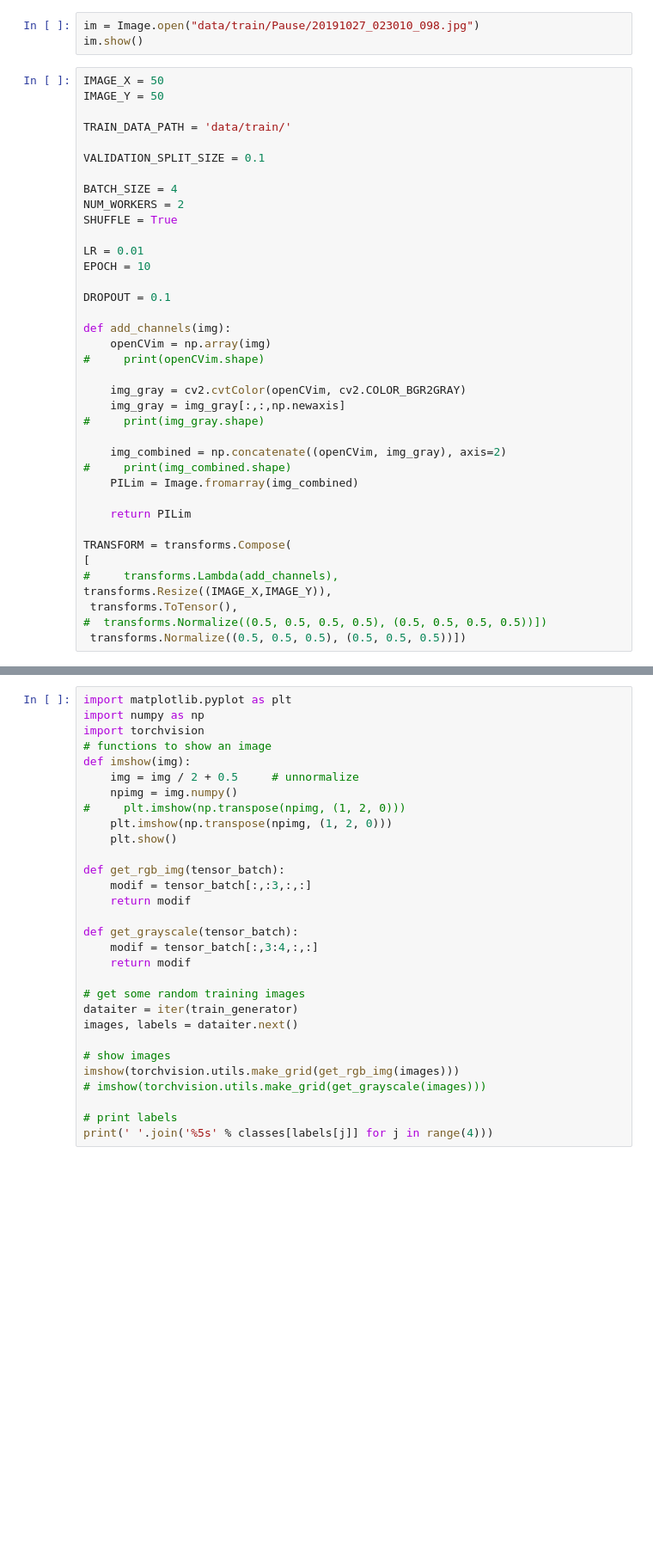
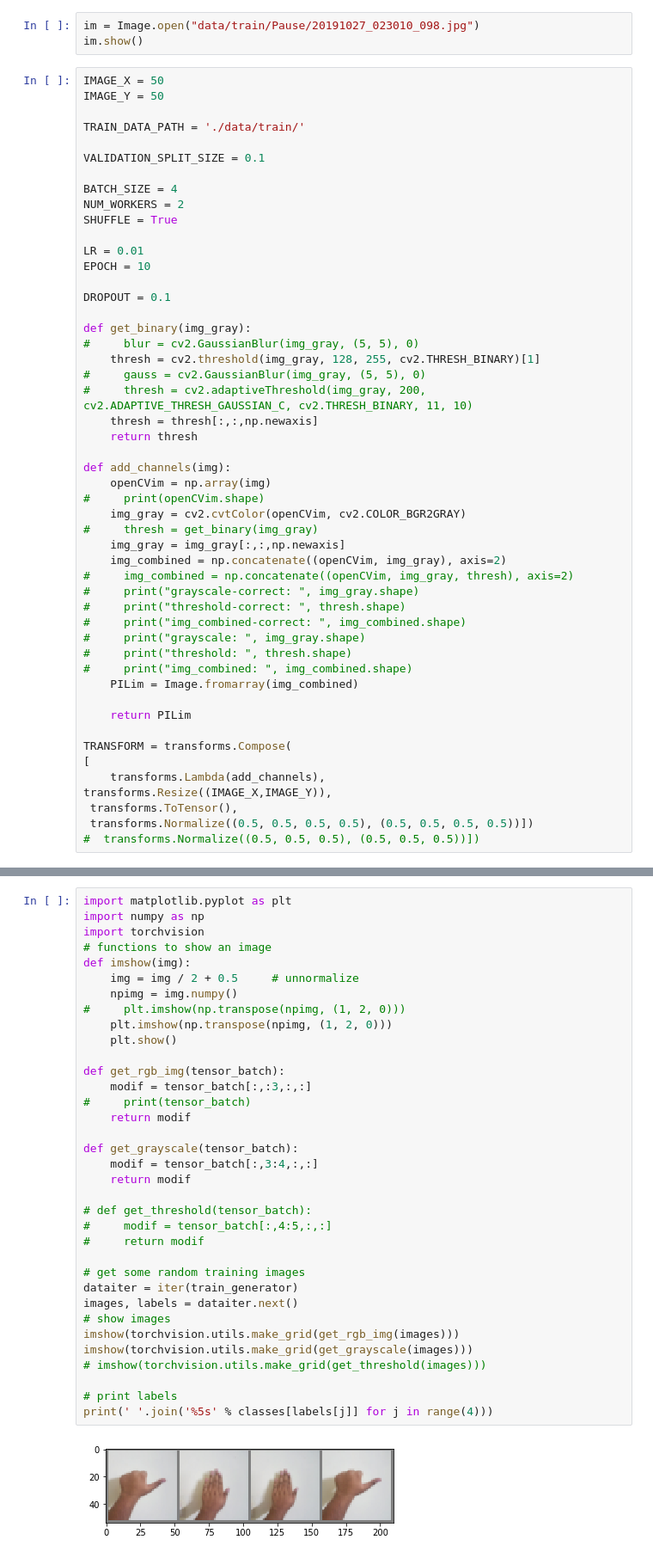
Before and after one commit to ankurshaswat/COL780, a Jupyter notebook: A4/ConvNet Cleaned.ipynb, the cells around one changed output, grey strips where cells are left out. Shown at 86% size. Cells and saved outputs as stored; diff of their text form; blank space fills up the shorter version.

Commit message:
Video input, Nnet separated and 5th channel

```diff
--- a/A4/ConvNet Cleaned.ipynb
+++ b/A4/ConvNet Cleaned.ipynb
@@ -21,7 +23,7 @@ im.show()
 IMAGE_X = 50
 IMAGE_Y = 50
 
-TRAIN_DATA_PATH = 'data/train/'
+TRAIN_DATA_PATH = './data/train/'
 
 VALIDATION_SPLIT_SIZE = 0.1
 
@@ -34,24 +36,36 @@ EPOCH = 10
 
 DROPOUT = 0.1
 
+def get_binary(img_gray):
+#     blur = cv2.GaussianBlur(img_gray, (5, 5), 0)
+    thresh = cv2.threshold(img_gray, 128, 255, cv2.THRESH_BINARY)[1]
+#     gauss = cv2.GaussianBlur(img_gray, (5, 5), 0)
+#     thresh = cv2.adaptiveThreshold(img_gray, 200, cv2.ADAPTIVE_THRESH_GAUSSIAN_C, cv2.THRESH_BINARY, 11, 10)
+    thresh = thresh[:,:,np.newaxis]
+    return thresh
+
 def add_channels(img):
     openCVim = np.array(img)
 #     print(openCVim.shape)
-
     img_gray = cv2.cvtColor(openCVim, cv2.COLOR_BGR2GRAY)
+#     thresh = get_binary(img_gray)
     img_gray = img_gray[:,:,np.newaxis]
-#     print(img_gray.shape)
-
     img_combined = np.concatenate((openCVim, img_gray), axis=2)
-#     print(img_combined.shape)
+#     img_combined = np.concatenate((openCVim, img_gray, thresh), axis=2)
+#     print("grayscale-correct: ", img_gray.shape)
+#     print("threshold-correct: ", thresh.shape)
+#     print("img_combined-correct: ", img_combined.shape)
+#     print("grayscale: ", img_gray.shape)
+#     print("threshold: ", thresh.shape)
+#     print("img_combined: ", img_combined.shape)
     PILim = Image.fromarray(img_combined)
 
     return PILim
 
 TRANSFORM = transforms.Compose(
 [
-#     transforms.Lambda(add_channels),
+    transforms.Lambda(add_channels),
 transforms.Resize((IMAGE_X,IMAGE_Y)),
  transforms.ToTensor(),
-#  transforms.Normalize((0.5, 0.5, 0.5, 0.5), (0.5, 0.5, 0.5, 0.5))])
- transforms.Normalize((0.5, 0.5, 0.5), (0.5, 0.5, 0.5))])
+ transforms.Normalize((0.5, 0.5, 0.5, 0.5), (0.5, 0.5, 0.5, 0.5))])
+#  transforms.Normalize((0.5, 0.5, 0.5), (0.5, 0.5, 0.5))])
@@ -160,30 +142,37 @@ print(classes)
 # %%
 import matplotlib.pyplot as plt
 import numpy as np
 import torchvision
 # functions to show an image
 def imshow(img):
     img = img / 2 + 0.5     # unnormalize
     npimg = img.numpy()
 #     plt.imshow(np.transpose(npimg, (1, 2, 0)))
     plt.imshow(np.transpose(npimg, (1, 2, 0)))
     plt.show()
 
 def get_rgb_img(tensor_batch):
     modif = tensor_batch[:,:3,:,:]
+#     print(tensor_batch)
     return modif
 
 def get_grayscale(tensor_batch):
     modif = tensor_batch[:,3:4,:,:]
     return modif
 
+# def get_threshold(tensor_batch):
+#     modif = tensor_batch[:,4:5,:,:]
+#     return modif
+
 # get some random training images
 dataiter = iter(train_generator)
 images, labels = dataiter.next()
-
 # show images
 imshow(torchvision.utils.make_grid(get_rgb_img(images)))
-# imshow(torchvision.utils.make_grid(get_grayscale(images)))
+imshow(torchvision.utils.make_grid(get_grayscale(images)))
+# imshow(torchvision.utils.make_grid(get_threshold(images)))
 
 # print labels
 print(' '.join('%5s' % classes[labels[j]] for j in range(4)))
+# %% [output]
+[figure, added]
```
Also changed, not shown: parts of 7 cells of this notebook, 5 other files.
